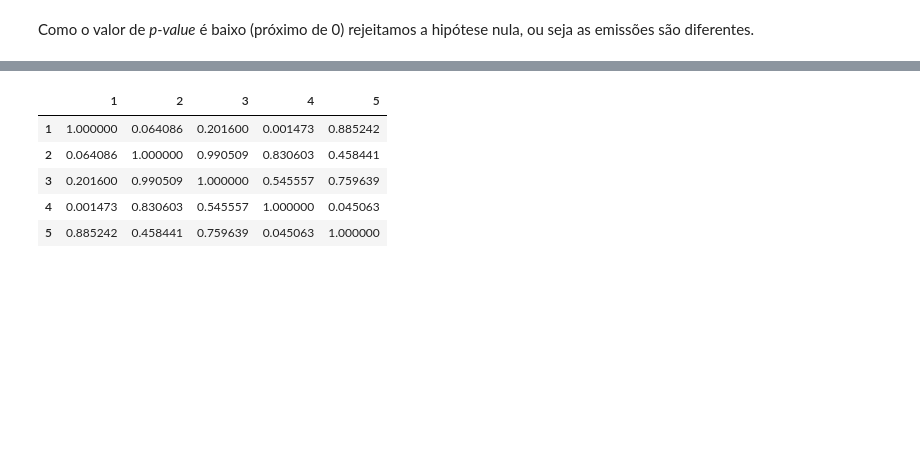
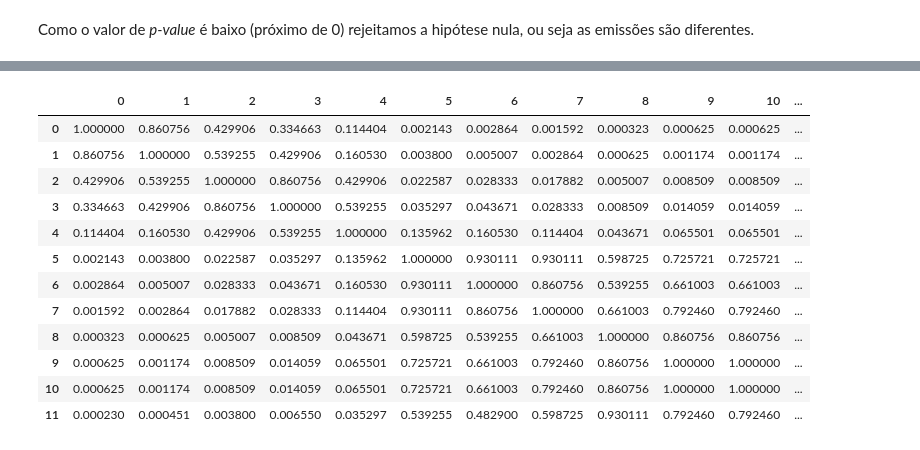
Before and after one commit to preis/anadi_2024, a Jupyter notebook: notebooks/Trabalho 1/Trabalho 4.2 3.ipynb, the cells around one changed output, grey strips where cells are left out. Saved outputs shown, nothing was run; the diff lists cells and outputs as text; code cells hidden in the pictures; blank space fills up the shorter version.

```diff
--- a/notebooks/Trabalho 1/Trabalho 4.2 3.ipynb
+++ b/notebooks/Trabalho 1/Trabalho 4.2 3.ipynb
@@ -141,9 +143,16 @@ sp.posthoc_dunn(a=amostras)
 # %%
-sp.posthoc_nemenyi(a=amostras)
+sp.posthoc_siegel_friedman(a=amostras)
 # %% [output]
-|  | 1 | 2 | 3 | 4 | 5 |
-| 1 | 1.000000 | 0.064086 | 0.201600 | 0.001473 | 0.885242 |
-| 2 | 0.064086 | 1.000000 | 0.990509 | 0.830603 | 0.458441 |
-| 3 | 0.201600 | 0.990509 | 1.000000 | 0.545557 | 0.759639 |
-| 4 | 0.001473 | 0.830603 | 0.545557 | 1.000000 | 0.045063 |
-| 5 | 0.885242 | 0.458441 | 0.759639 | 0.045063 | 1.000000 |
+|  | 0 | 1 | 2 | 3 | 4 | 5 | 6 | 7 | 8 | 9 | 10 | ... |
+| 0 | 1.000000 | 0.860756 | 0.429906 | 0.334663 | 0.114404 | 0.002143 | 0.002864 | 0.001592 | 0.000323 | 0.000625 | 0.000625 | ... |
+| 1 | 0.860756 | 1.000000 | 0.539255 | 0.429906 | 0.160530 | 0.003800 | 0.005007 | 0.002864 | 0.000625 | 0.001174 | 0.001174 | ... |
+| 2 | 0.429906 | 0.539255 | 1.000000 | 0.860756 | 0.429906 | 0.022587 | 0.028333 | 0.017882 | 0.005007 | 0.008509 | 0.008509 | ... |
+| 3 | 0.334663 | 0.429906 | 0.860756 | 1.000000 | 0.539255 | 0.035297 | 0.043671 | 0.028333 | 0.008509 | 0.014059 | 0.014059 | ... |
+| 4 | 0.114404 | 0.160530 | 0.429906 | 0.539255 | 1.000000 | 0.135962 | 0.160530 | 0.114404 | 0.043671 | 0.065501 | 0.065501 | ... |
+| 5 | 0.002143 | 0.003800 | 0.022587 | 0.035297 | 0.135962 | 1.000000 | 0.930111 | 0.930111 | 0.598725 | 0.725721 | 0.725721 | ... |
+| 6 | 0.002864 | 0.005007 | 0.028333 | 0.043671 | 0.160530 | 0.930111 | 1.000000 | 0.860756 | 0.539255 | 0.661003 | 0.661003 | ... |
+| 7 | 0.001592 | 0.002864 | 0.017882 | 0.028333 | 0.114404 | 0.930111 | 0.860756 | 1.000000 | 0.661003 | 0.792460 | 0.792460 | ... |
+| 8 | 0.000323 | 0.000625 | 0.005007 | 0.008509 | 0.043671 | 0.598725 | 0.539255 | 0.661003 | 1.000000 | 0.860756 | 0.860756 | ... |
+| 9 | 0.000625 | 0.001174 | 0.008509 | 0.014059 | 0.065501 | 0.725721 | 0.661003 | 0.792460 | 0.860756 | 1.000000 | 1.000000 | ... |
+| 10 | 0.000625 | 0.001174 | 0.008509 | 0.014059 | 0.065501 | 0.725721 | 0.661003 | 0.792460 | 0.860756 | 1.000000 | 1.000000 | ... |
+| 11 | 0.000230 | 0.000451 | 0.003800 | 0.006550 | 0.035297 | 0.539255 | 0.482900 | 0.598725 | 0.930111 | 0.792460 | 0.792460 | ... |
```
Also changed, not shown: parts of 9 cells of this notebook, 1 other file.
